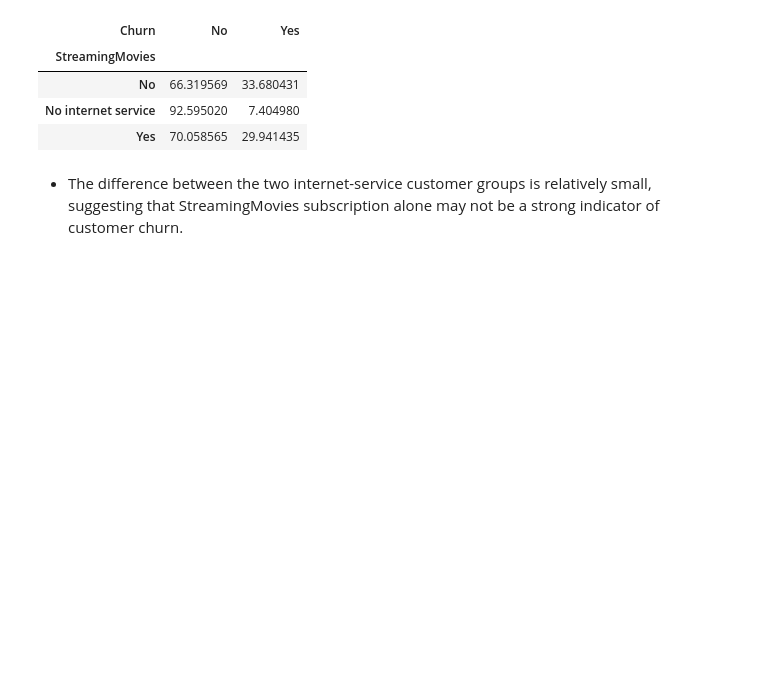
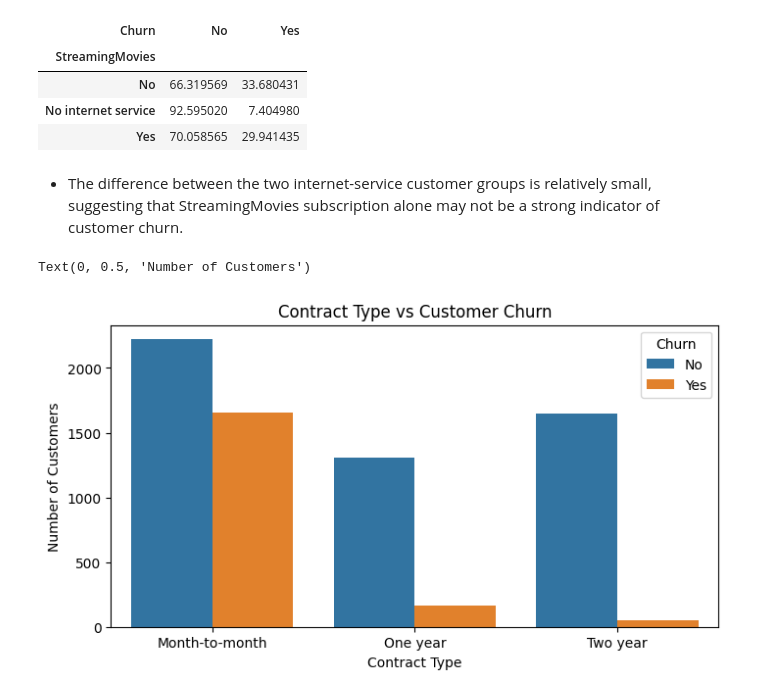
Before and after one commit to dheeraj59/Telco-Customer-Churn-EDA, a Jupyter notebook: eda.ipynb, the cells around one changed output. Cells and saved outputs as stored; diff of their text form; code cells hidden in the pictures; blank space fills up the shorter version.

```diff
--- a/eda.ipynb
+++ b/eda.ipynb
@@ -1331,3 +1331,12 @@ pd.crosstab(df['StreamingMovies'], df['Churn'],  normalize='index') * 100
 | Yes | 70.058565 | 29.941435 |
 # %% [markdown]
 - The difference between the two internet-service customer groups is relatively small, suggesting that StreamingMovies subscription alone may not be a strong indicator of customer churn.
+# %%
+plt.figure(figsize=(8,4))
+sns.countplot(data=df, x='Contract', hue='Churn')
+plt.title('Contract Type vs Customer Churn')
+plt.xlabel('Contract Type')
+plt.ylabel('Number of Customers')
+# %% [output]
+Text(0, 0.5, 'Number of Customers')
+[figure, added]
```
Also changed, not shown: parts of 9 cells of this notebook.
